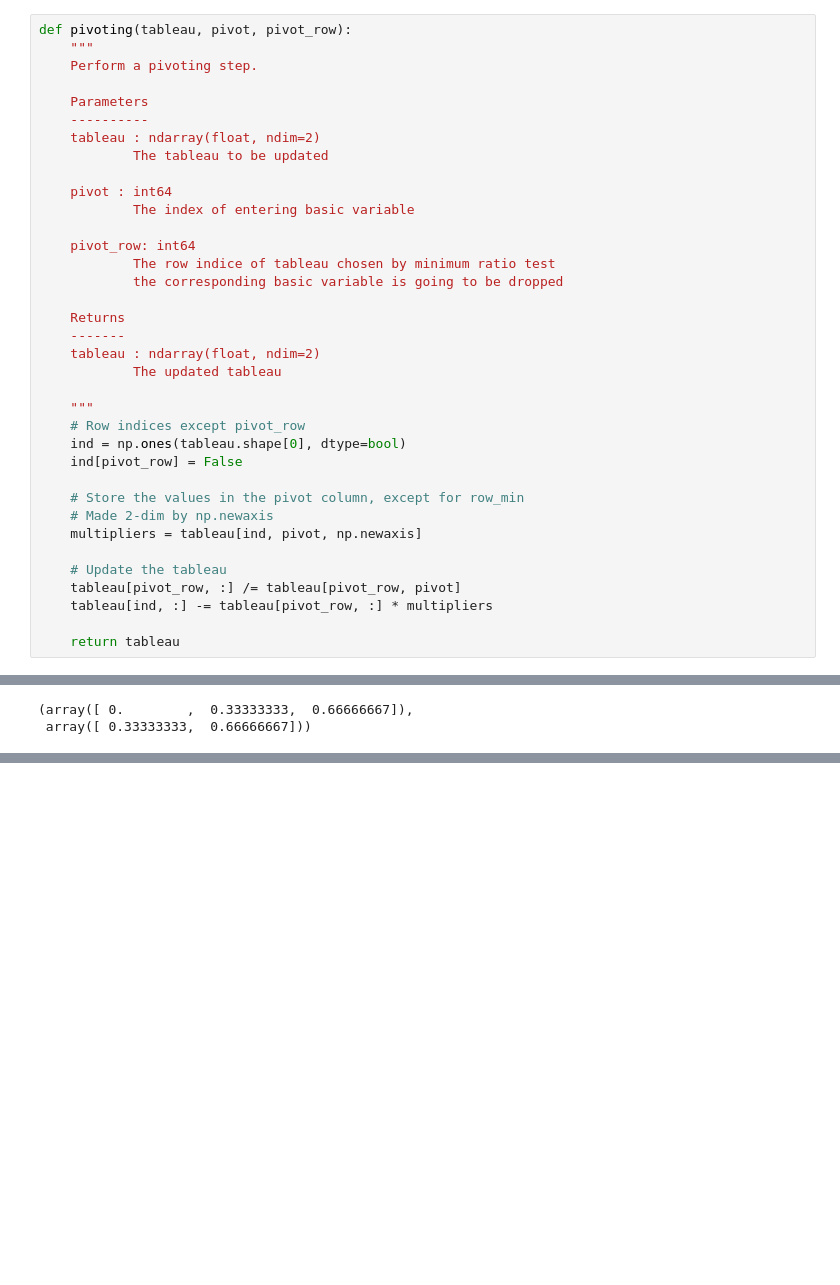
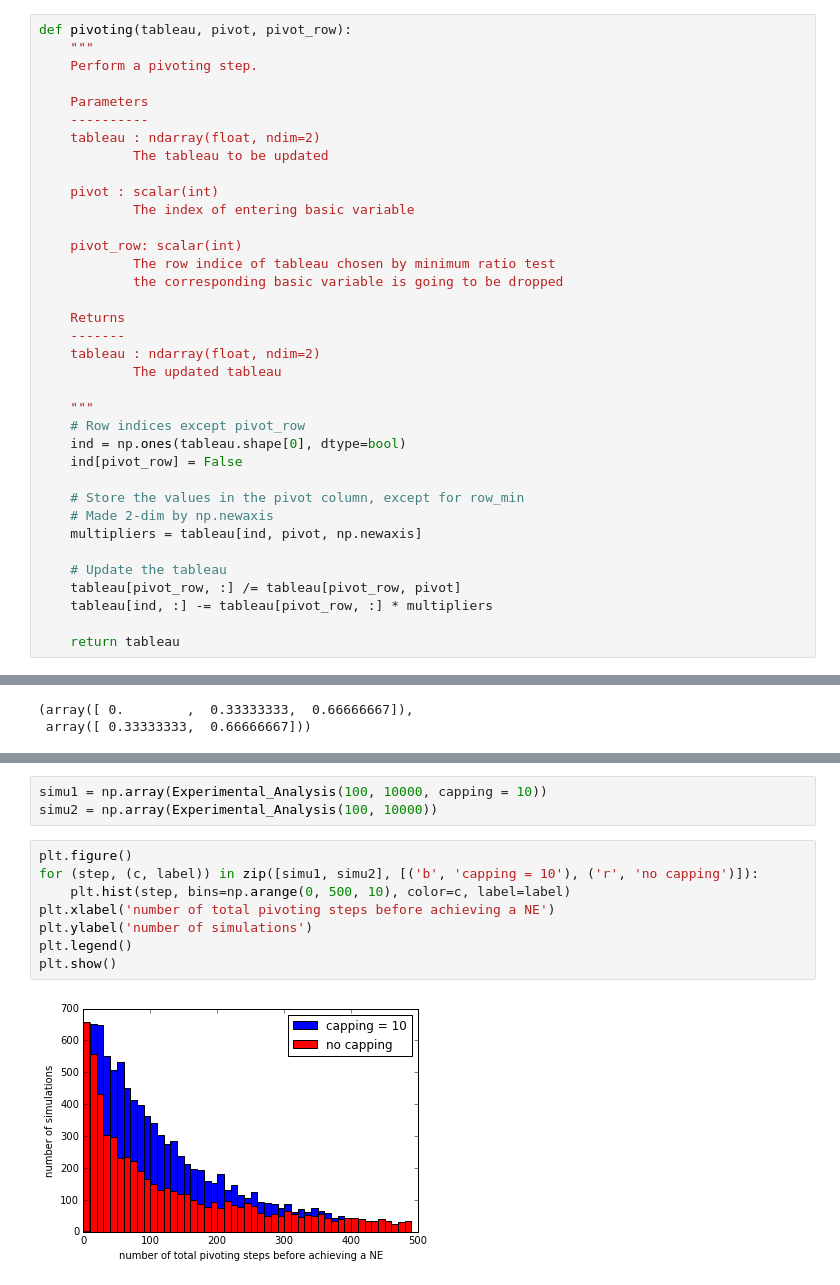
Before and after one commit to shizejin/Lemke_Howson_notebook, a Jupyter notebook: Lemke_howson.ipynb, the cells around one changed output, grey strips where cells are left out. Drawn from its saved outputs; the diff is of its cells as text; blank space fills up the shorter version.

Commit message:
Add experimental analysis part.

```diff
--- a/Lemke_howson.ipynb
+++ b/Lemke_howson.ipynb
@@ -477,10 +478,10 @@ def pivoting(tableau, pivot, pivot_row):
     tableau : ndarray(float, ndim=2)
             The tableau to be updated
 
-    pivot : int64
+    pivot : scalar(int)
             The index of entering basic variable
 
-    pivot_row: int64
+    pivot_row: scalar(int)
             The row indice of tableau chosen by minimum ratio test
             the corresponding basic variable is going to be dropped
 
@@ -816,0 +901,13 @@ lemke_howson(g, init_pivot = 1)
+# %%
+simu1 = np.array(Experimental_Analysis(100, 10000, capping = 10))
+simu2 = np.array(Experimental_Analysis(100, 10000))
+# %%
+plt.figure()
+for (step, (c, label)) in zip([simu1, simu2], [('b', 'capping = 10'), ('r', 'no capping')]):
+    plt.hist(step, bins=np.arange(0, 500, 10), color=c, label=label)
+plt.xlabel('number of total pivoting steps before achieving a NE')
+plt.ylabel('number of simulations')
+plt.legend()
+plt.show()
+# %% [output]
+[figure, added]
```
Also changed, not shown: parts of 14 cells of this notebook.
